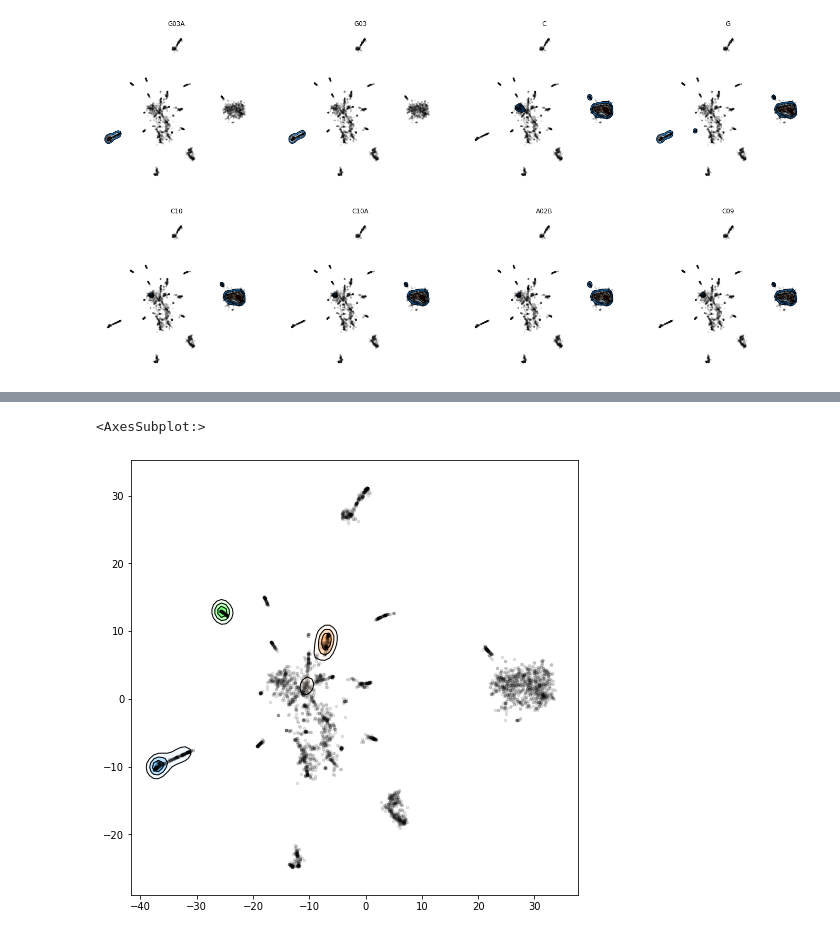
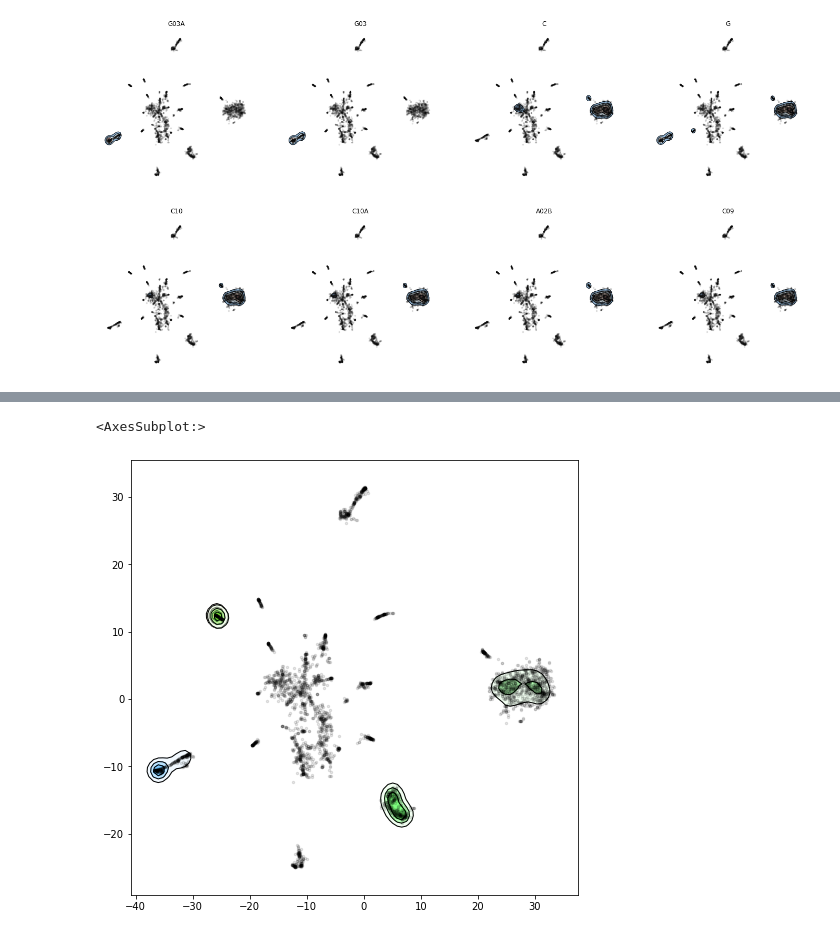
Before and after one commit to pavlin-policar/vera, a Jupyter notebook: notebooks/example.ipynb, the cells around one changed output, grey strips where cells are left out. Saved outputs shown, nothing was run; the diff lists cells and outputs as text; code cells hidden in the pictures.

```diff
--- a/notebooks/example.ipynb
+++ b/notebooks/example.ipynb
@@ -86,7 +104,11 @@ ax[1].scatter(z[:, 0], z[:, 1], s=3, c=np.log(adata.obs["prescription_count"]))
 # %% [markdown]
 # Annotation pipeline
 # %%
-features = pd.concat([adata.obsm["ATC_1"], adata.obsm["ATC_2"], adata.obsm["ATC_3"]], axis=1)
+features = pd.concat([
+    adata.obsm["ATC_1"],
+    adata.obsm["ATC_2"],
+    adata.obsm["ATC_3"],
+], axis=1)
 features.shape
 # %% [output]
 (3925, 277)
@@ -137,7 +216,9 @@ annotate.pl.plot_feature_densities(
 # %%
-clusters, cluster_densities = annotate.an.group_similar_features(
+%%time
+clusters, cluster_densities = annotate.an.group_similar_features_dendrogram(
     candidates["feature"].tolist(),
     feature_densities,
-    plot_dendrogram=True,
+    #overlap_threshold=0.95,
 )
+len(clusters)
 # %% [output]
@@ -165,12 +312,12 @@ reload(annotate.plotting)
 # %%
 ann_map = annotate.an.AnnotationMap(grid, embedding=adata.obsm["X_tsne"])
-ann_map.add("Cluster 0", cluster_densities.iloc[0].values)
-ann_map.add("Cluster 2", cluster_densities.iloc[2].values)
-ann_map.add("Cluster 3", cluster_densities.iloc[3].values)
+ann_map = ann_map.add("Cluster 0", cluster_densities.iloc[0].values)
+ann_map = ann_map.add("Cluster 2", cluster_densities.iloc[2].values)
+ann_map = ann_map.add("Cluster 3", cluster_densities.iloc[3].values)
 ann_map.plot_annotation()
 # %% [output]
 <AxesSubplot:>
-[figure, old version]
+[figure, new version]
 # %%
 ann_map.rank_overlap_densities(cluster_densities).sort_values("score").head()
 # %% [output]
```
Also changed, not shown: parts of 42 cells of this notebook.
